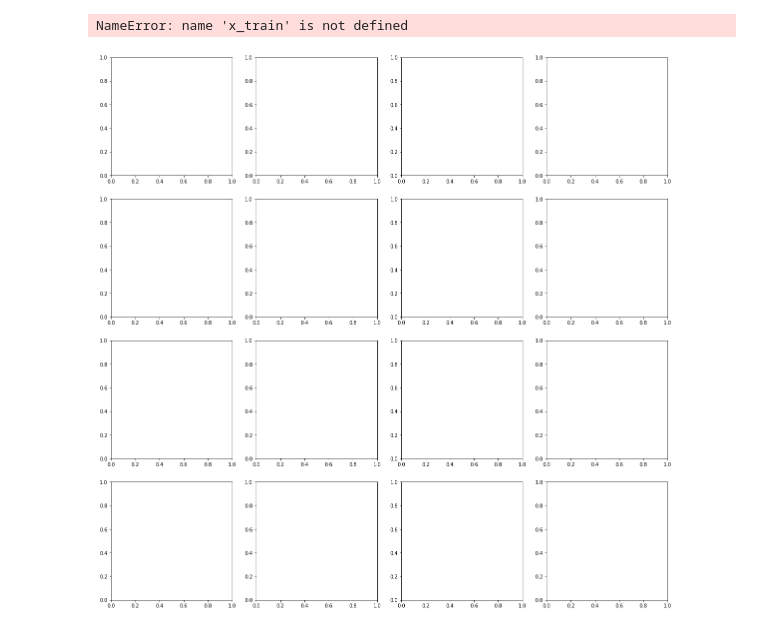
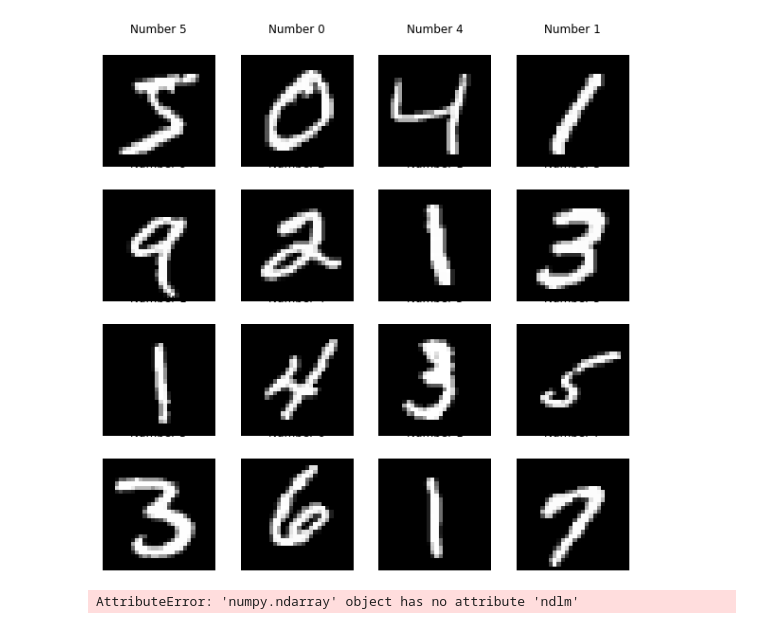
Before and after one commit to pushpeshkamal/classification-cnn, a Jupyter notebook: cnn_classification.ipynb, the cells around one changed output. Cells and saved outputs as stored; diff of their text form; code cells hidden in the pictures.

```diff
--- a/cnn_classification.ipynb
+++ b/cnn_classification.ipynb
@@ -12,21 +12,22 @@ print(x_train[0])
 # %%
 import matplotlib.pyplot as plt
 %matplotlib inline
-fig, axs = plt.subplots(4, 4, figsize = (20, 20))
+fig, axs = plt.subplots(4, 4, figsize = (10, 10))
 plt.gray()
 for i, ax in enumerate(axs.flat):
     ax.matshow(x_train[i])
     ax.axis('off')
     ax.set_title('Number {}'.format(y_train[i]))
 fig.show()
 # %% [output]
-NameError: name 'x_train' is not defined
-[figure, old version]
+[figure, new version]
 # %%
 x_train = x_train.reshape(x_train.shape[0], 28, 28, 1)
 x_test = x_test.reshape(x_test.shape[0], 28, 28, 1)
 input_shape = (28, 28, 1)
-print(x_train.ndlm)
+#print(x_train.ndlm)
+# %% [output]
+AttributeError: 'numpy.ndarray' object has no attribute 'ndlm'
 # %%
 x_train = x_train.astype('float32')
 x_test = x_test.astype('float32')
```
Also changed, not shown: parts of 4 cells of this notebook.
